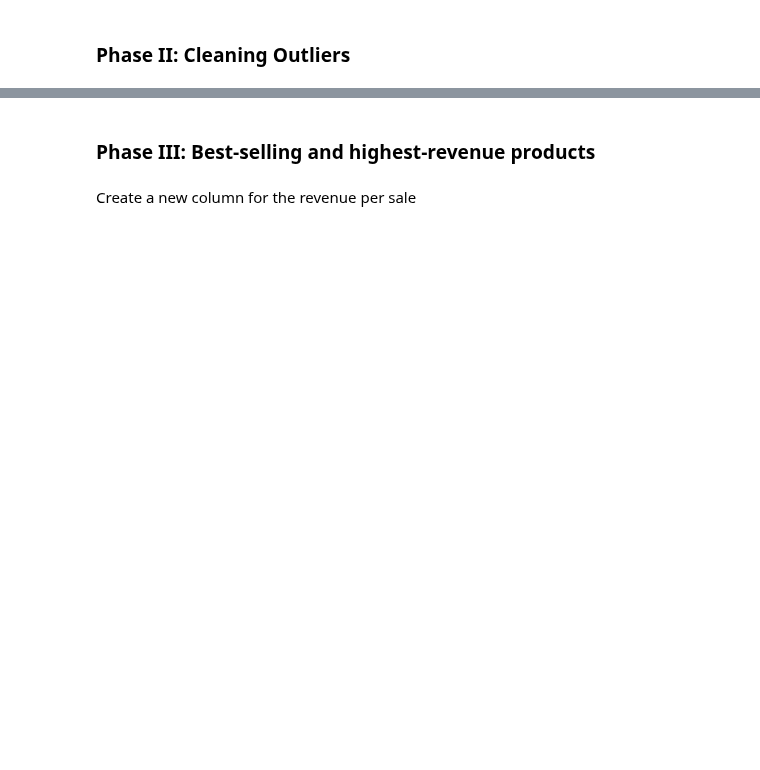
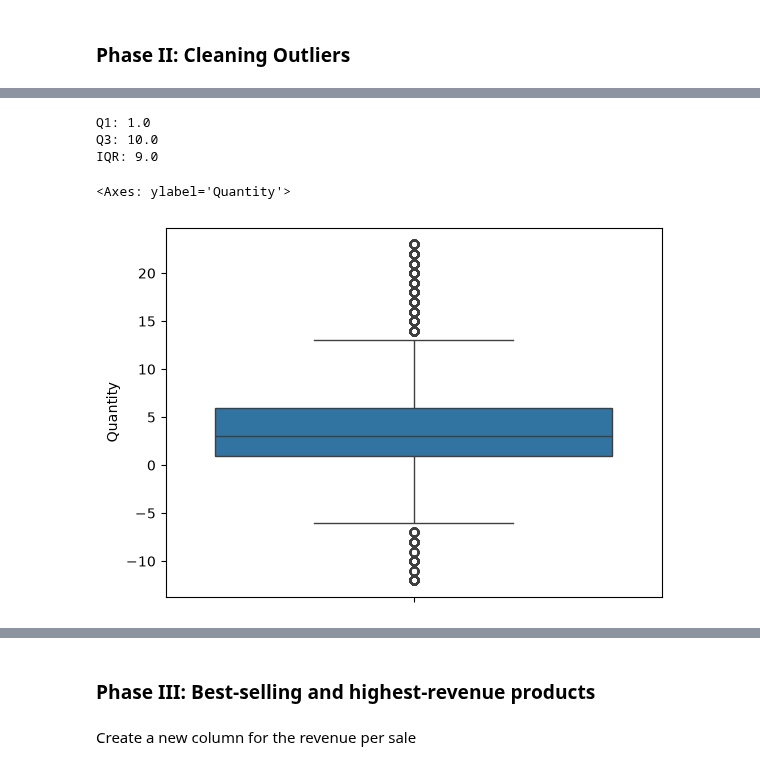
Before and after one commit to dfreyes/M3V2, a Jupyter notebook: 1ACT/M3ACT2/Assignment - Outlier handling and group operations for e-commerce transactions.ipynb, the cells around one changed output, grey strips where cells are left out. Drawn from its saved outputs; the diff is of its cells as text; code cells hidden in the pictures; blank space fills up the shorter version.

```diff
--- a/1ACT/M3ACT2/Assignment - Outlier handling and group operations for e-commerce transactions.ipynb
+++ b/1ACT/M3ACT2/Assignment - Outlier handling and group operations for e-commerce transactions.ipynb
@@ -66,29 +104,36 @@ plt.show()
 # %%
 # Calculate the first quartile (Q1) of the 'Quantity' variable of the 'transactions' DataFrame
 # Use the 'quantile()' method with the parameter '0.25'
-Q1 = transactions['____'].____(____)
+Q1 = transactions['Quantity'].quantile(0.25)
 
 # Calculate the third quartile (Q3) of the 'Quantity' variable of the 'transactions' DataFrame
 # Use the 'quantile()' method with the parameter '0.75'
-Q3 = transactions['____'].____(____)
+Q3 = transactions['Quantity'].quantile(0.75)
 
 # Calculate the interquartile range (IQR) of the 'Quantity' variable
 # by subtracting the first quartile (Q1) from the third quartile (Q3)
-IQR = ____ - ____
+IQR = Q3 - Q1
 IQR
+print("Q1:", Q1)
+print("Q3:", Q3)
+print("IQR:", IQR)
+# %% [output]
+Q1: 1.0
+Q3: 10.0
+IQR: 9.0
 # %%
 # Define the lower bound using the formula Q1 - 1.5 * IQR
 # Q1 is the first quartile, IQR is the interquartile range and 1.5 is a scaling factor
-lower_bound = ____ - ____ * ____
+lower_bound = Q1 - 1.5 * IQR
 
 # Define the upper bound using the formula Q3 + 1.5 * IQR
 # Q3 is the third quartile, IQR is the interquartile range and 1.5 is a scaling factor
-upper_bound = ____ + ____ * ____
+upper_bound = Q3 + 1.5 * IQR
 
 # Filter the outliers of the 'Quantity' variable of the 'transactions' DataFrame
 # Outliers are the observations that fall below the lower bound or above the upper bound
 # Use the logical operator '|' to express 'or' in the condition
-outliers = (transactions['Quantity'] < ____) | (transactions['Quantity'] > ____)
+outliers = (transactions['Quantity'] < lower_bound) | (transactions['Quantity'] > upper_bound)
 
 # Remove the outliers of the 'Quantity' variable from the 'transactions' DataFrame
 # Use the '~' operator to negate the condition and keep the values that are not outliers
@@ -96,7 +141,10 @@ transactions = transactions[~outliers]
 # %%
 # Check the outliers in the 'Quantity' column again
 # Use the 'boxplot()' method of the 'seaborn' library with the 'Quantity' variable
-____.____(y=transactions['____'])
+sns.boxplot(y=transactions['Quantity'])
+# %% [output]
+<Axes: ylabel='Quantity'>
+[figure, added]
 # %%
 # Remove the negative values from the 'Quantity' column of the 'transactions' DataFrame
 # Use the '>' operator to select the values greater than zero (0) in the 'Quantity' column
```
Also changed, not shown: parts of 15 cells of this notebook.
